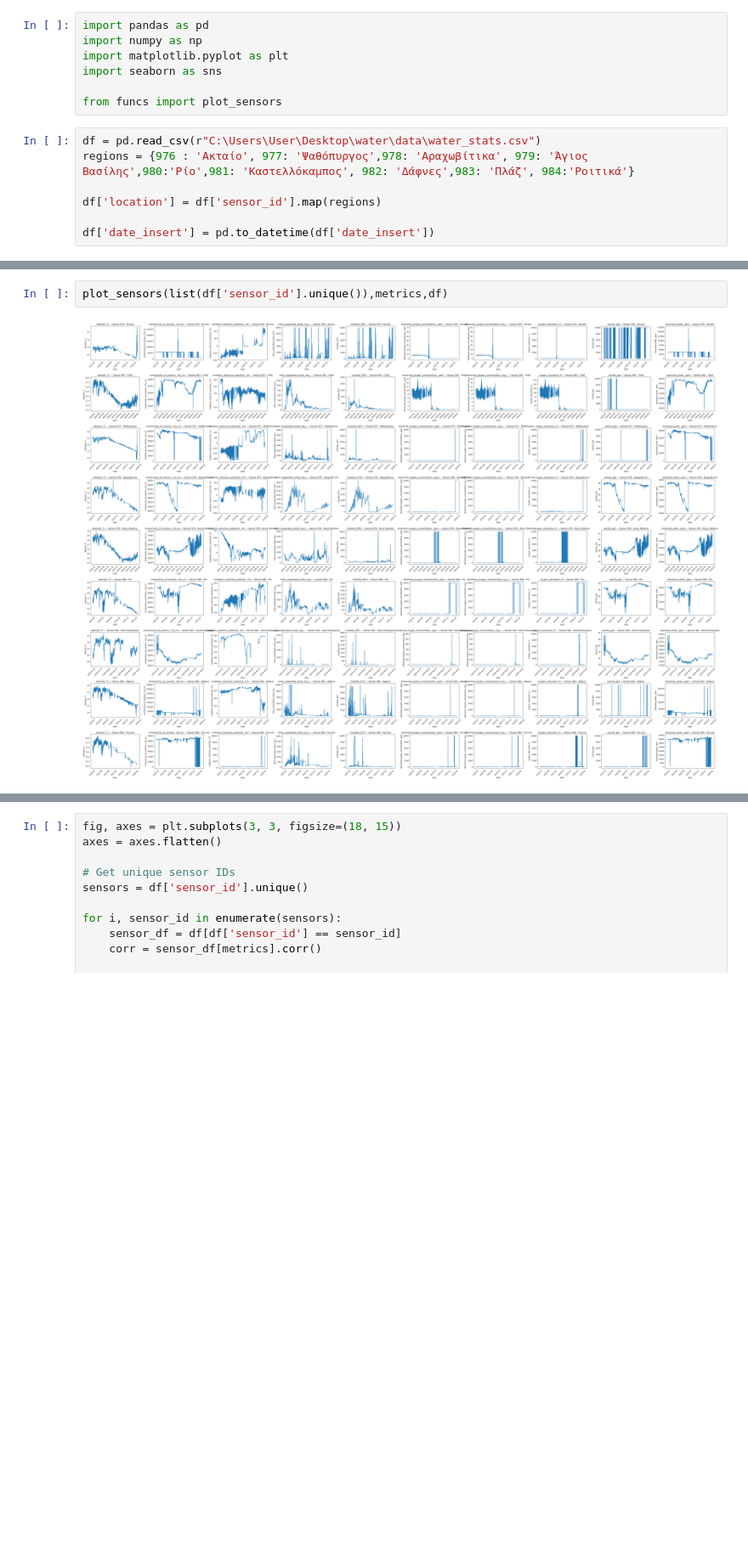
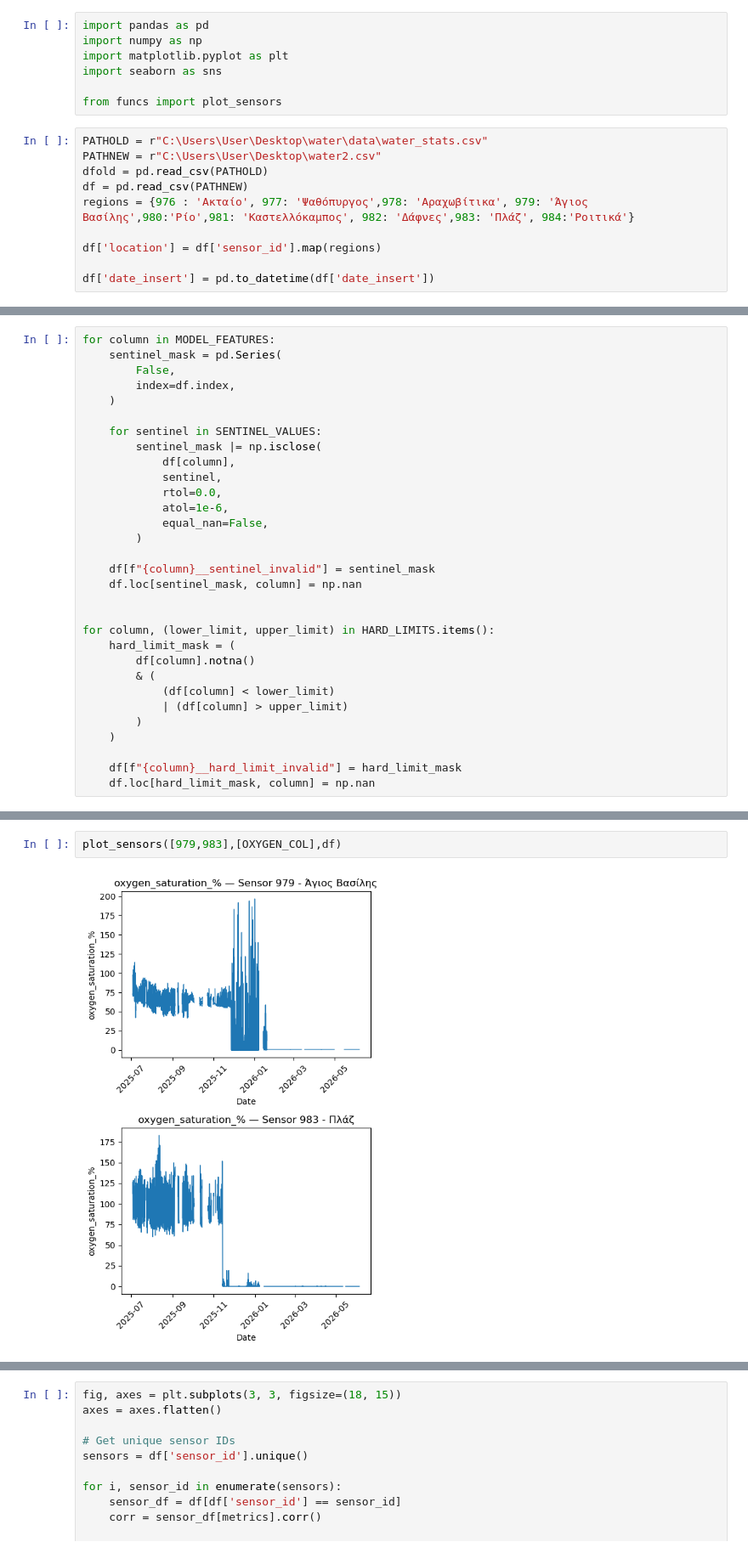
Before and after one commit to Antony-DS/Water-Quality-Classification-Patras, a Jupyter notebook: exploration-nonclean.ipynb, the cells around one changed output, grey strips where cells are left out. Shown at 85% size. Cells and saved outputs as stored; diff of their text form; blank space fills up the shorter version.

```diff
--- a/exploration-nonclean.ipynb
+++ b/exploration-nonclean.ipynb
@@ -6,7 +6,10 @@ import seaborn as sns
 
 from funcs import plot_sensors
 # %%
-df = pd.read_csv(r"C:\Users\User\Desktop\water\data\water_stats.csv")
+PATHOLD = r"C:\Users\User\Desktop\water\data\water_stats.csv"
+PATHNEW = r"C:\Users\User\Desktop\water2.csv"
+dfold = pd.read_csv(PATHOLD)
+df = pd.read_csv(PATHNEW)
 regions = {976 : 'Ακταίο', 977: 'Ψαθόπυργος',978: 'Αραχωβίτικα', 979: 'Άγιος Βασίλης',980:'Ρίο',981: 'Καστελλόκαμπος', 982: 'Δάφνες',983: 'Πλάζ', 984:'Ροιτικά'}
 
 df['location'] = df['sensor_id'].map(regions)
@@ -15,2 +47,33 @@ df['date_insert'] = pd.to_datetime(df['date_insert'])
+# %%
+for column in MODEL_FEATURES:
+    sentinel_mask = pd.Series(
+        False,
+        index=df.index,
+    )
+
+    for sentinel in SENTINEL_VALUES:
+        sentinel_mask |= np.isclose(
+            df[column],
+            sentinel,
+            rtol=0.0,
+            atol=1e-6,
+            equal_nan=False,
+        )
+
+    df[f"{column}__sentinel_invalid"] = sentinel_mask
+    df.loc[sentinel_mask, column] = np.nan
+
+
+for column, (lower_limit, upper_limit) in HARD_LIMITS.items():
+    hard_limit_mask = (
+        df[column].notna()
+        & (
+            (df[column] < lower_limit)
+            | (df[column] > upper_limit)
+        )
+    )
+
+    df[f"{column}__hard_limit_invalid"] = hard_limit_mask
+    df.loc[hard_limit_mask, column] = np.nan
 # %%
 metrics = []
@@ -29,6 +92,6 @@ metrics
  'salinity_ppt',
  'dissolved_solids _ppm']
 # %%
-plot_sensors(list(df['sensor_id'].unique()),metrics,df)
+plot_sensors([979,983],[OXYGEN_COL],df)
 # %% [output]
-[figure, old version]
+[figure, new version]
```
Also changed, not shown: parts of 5 cells of this notebook, 3 other files.
